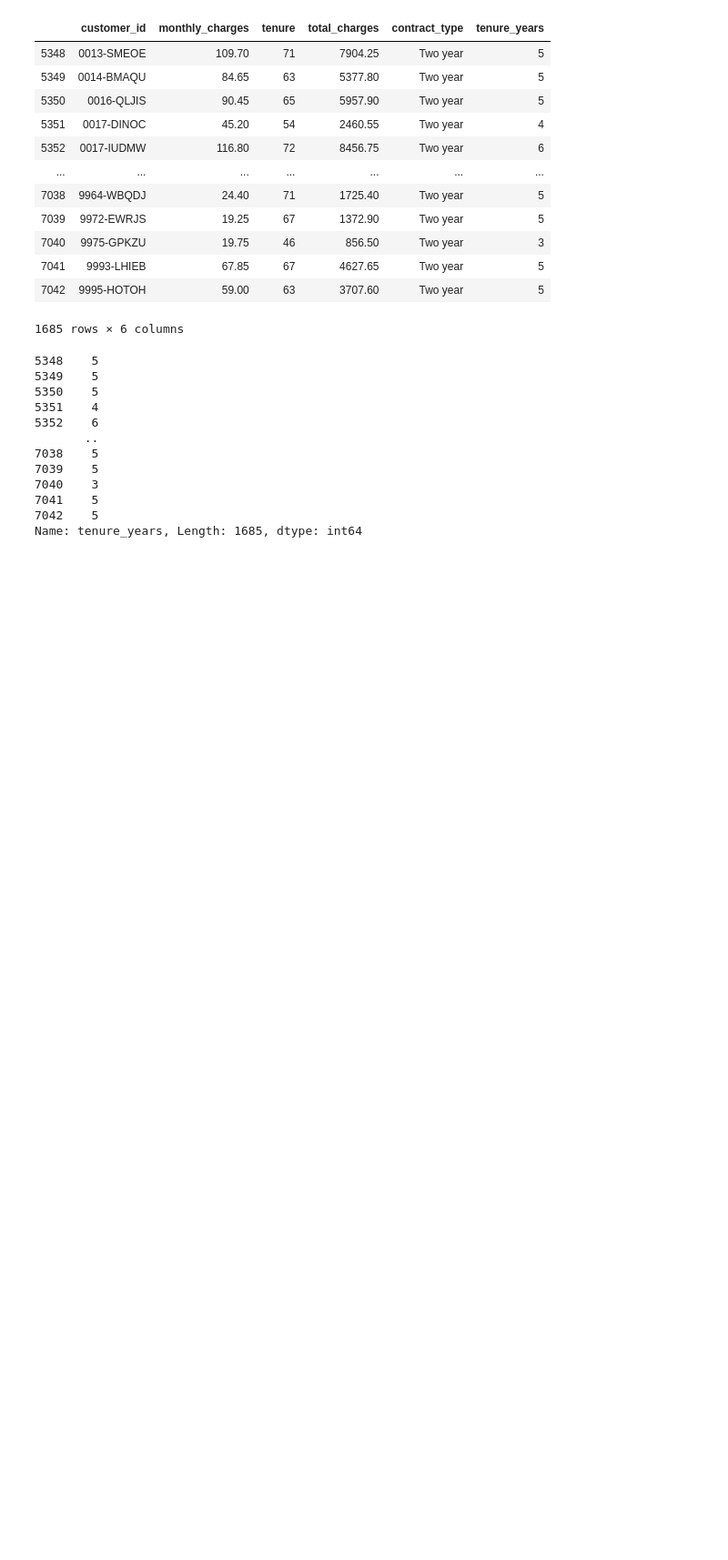
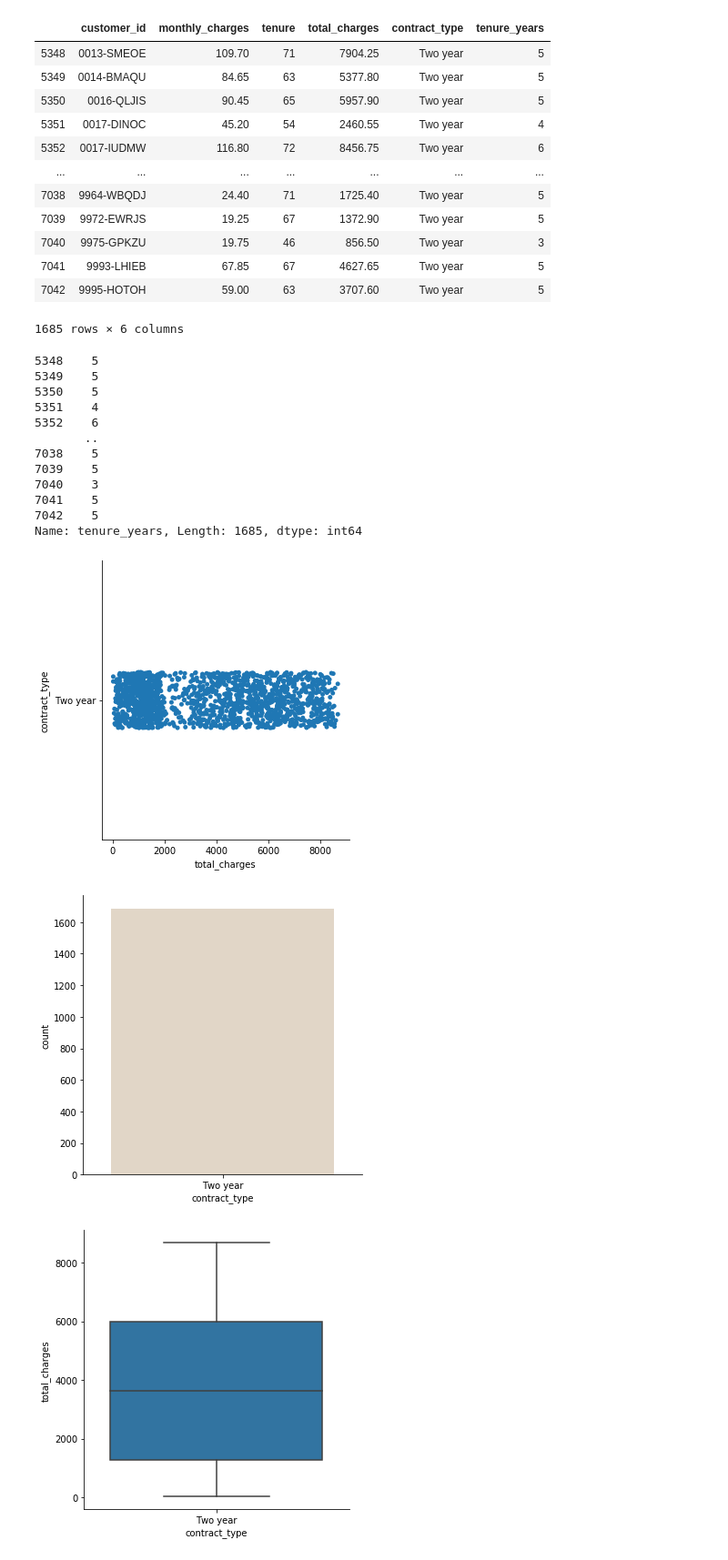
Before and after one commit to JadaShipp/ds-methodologies-exercises, a Jupyter notebook: regression/explore_exercises.ipynb, the cells around one changed output. Shown at 91% size. Saved outputs shown, nothing was run; the diff lists cells and outputs as text; code cells hidden in the pictures; blank space fills up the shorter version.

```diff
--- a/regression/explore_exercises.ipynb
+++ b/regression/explore_exercises.ipynb
@@ -116,3 +116,9 @@ def plot_categorical_and_continous_vars(categorical_var, continuous_var, df):
     sns.catplot(x=categorical_var, kind="count", palette="ch:.25", data=df);
     sns.catplot(x=categorical_var, y=continuous_var, kind="box", data=df);
     sns.catplot(x=categorical_var, y=continuous_var, kind="violin", bw=.15, cut=0, data=df);
+# %%
+cat_and_contin = plot_categorical_and_continous_vars('contract_type', 'total_charges', new)
+# %% [output]
+[figure, added]
+[figure, added]
+[figure, added]
```
Also changed, not shown: parts of 1 cell of this notebook, 4 other files.
